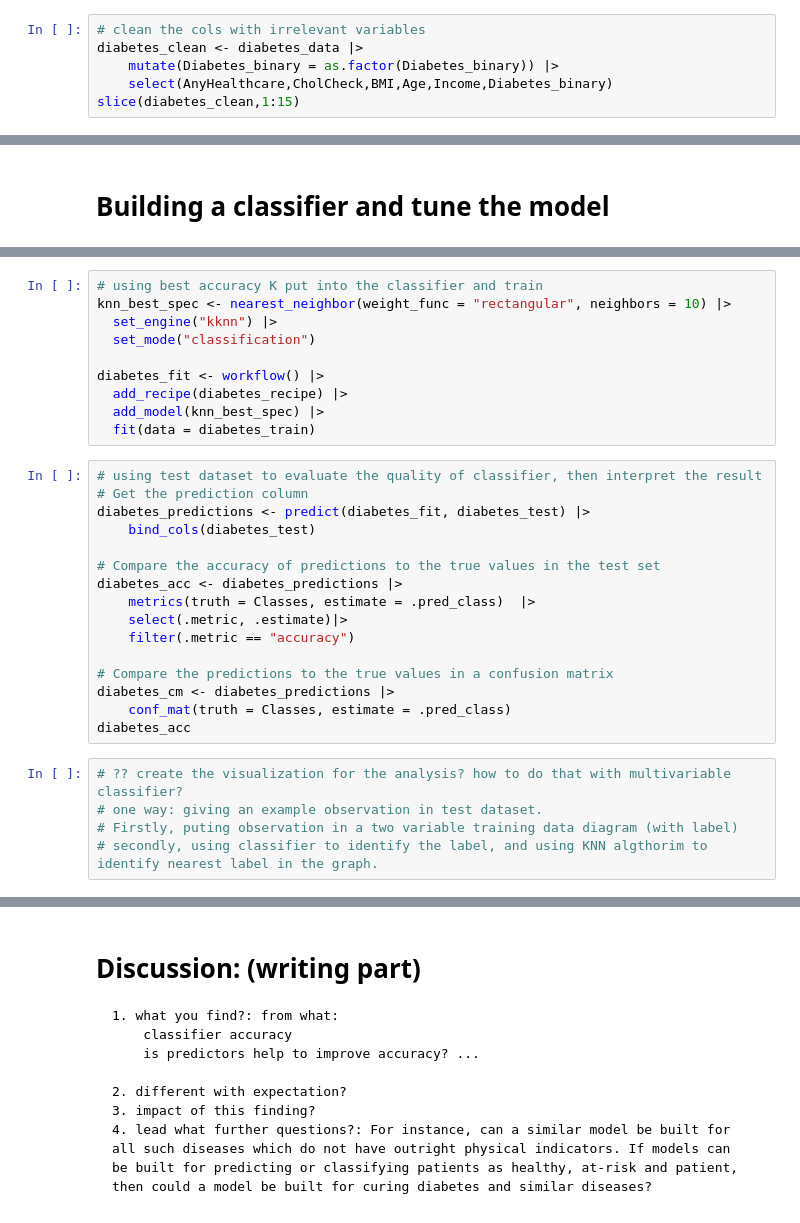
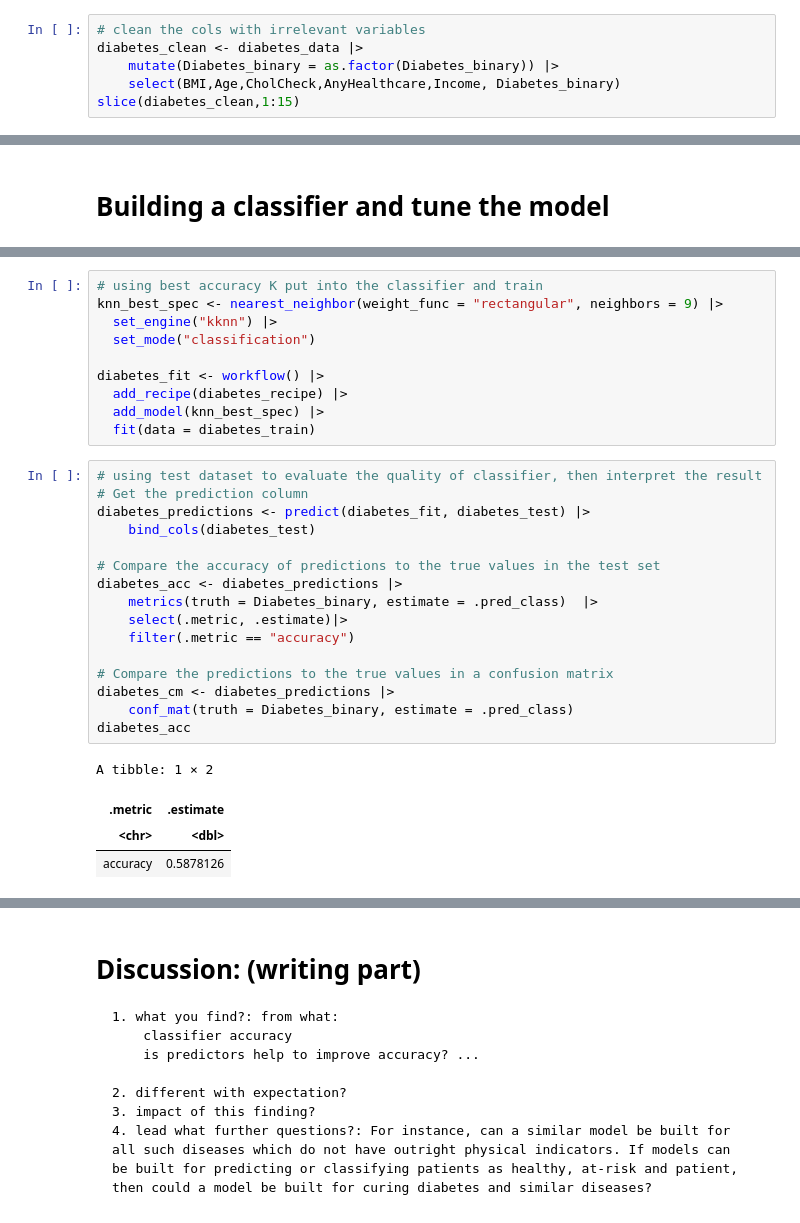
Before and after one commit to plat0cracy/Diabetes_Predictor, a Jupyter notebook: Draft for final project.ipynb, the cells around one changed output, grey strips where cells are left out. Saved outputs shown, nothing was run; the diff lists cells and outputs as text.

```diff
--- a/Draft for final project.ipynb
+++ b/Draft for final project.ipynb
@@ -442,5 +333,5 @@ plot_grid(BMI_dis,GenHlth_dis,MentHlth_dis,
 # clean the cols with irrelevant variables
 diabetes_clean <- diabetes_data |>
     mutate(Diabetes_binary = as.factor(Diabetes_binary)) |>
-    select(AnyHealthcare,CholCheck,BMI,Age,Income,Diabetes_binary)
+    select(BMI,Age,CholCheck,AnyHealthcare,Income, Diabetes_binary)
 slice(diabetes_clean,1:15)
@@ -541,6 +388,6 @@ cross_val_plot
 # %%
 # using best accuracy K put into the classifier and train
-knn_best_spec <- nearest_neighbor(weight_func = "rectangular", neighbors = 10) |>
+knn_best_spec <- nearest_neighbor(weight_func = "rectangular", neighbors = 9) |>
   set_engine("kknn") |>
   set_mode("classification")
 
@@ -551,21 +398,21 @@ diabetes_fit <- workflow() |>
 # %%
 # using test dataset to evaluate the quality of classifier, then interpret the result
 # Get the prediction column
 diabetes_predictions <- predict(diabetes_fit, diabetes_test) |>
     bind_cols(diabetes_test)
 
 # Compare the accuracy of predictions to the true values in the test set
 diabetes_acc <- diabetes_predictions |>
-    metrics(truth = Classes, estimate = .pred_class)  |>
+    metrics(truth = Diabetes_binary, estimate = .pred_class)  |>
     select(.metric, .estimate)|>
     filter(.metric == "accuracy")
 
 # Compare the predictions to the true values in a confusion matrix
 diabetes_cm <- diabetes_predictions |>
-    conf_mat(truth = Classes, estimate = .pred_class)
+    conf_mat(truth = Diabetes_binary, estimate = .pred_class)
 diabetes_acc
+# %% [output]
+A tibble: 1 × 2
+| .metric | .estimate |
+| <chr> | <dbl> |
+| accuracy | 0.5878126 |
-# %%
-# ?? create the visualization for the analysis? how to do that with multivariable classifier?
-# one way: giving an example observation in test dataset.
-# Firstly, puting observation in a two variable training data diagram (with label)
-# secondly, using classifier to identify the label, and using KNN algthorim to identify nearest label in the graph.
```
Also changed, not shown: parts of 12 cells of this notebook.
